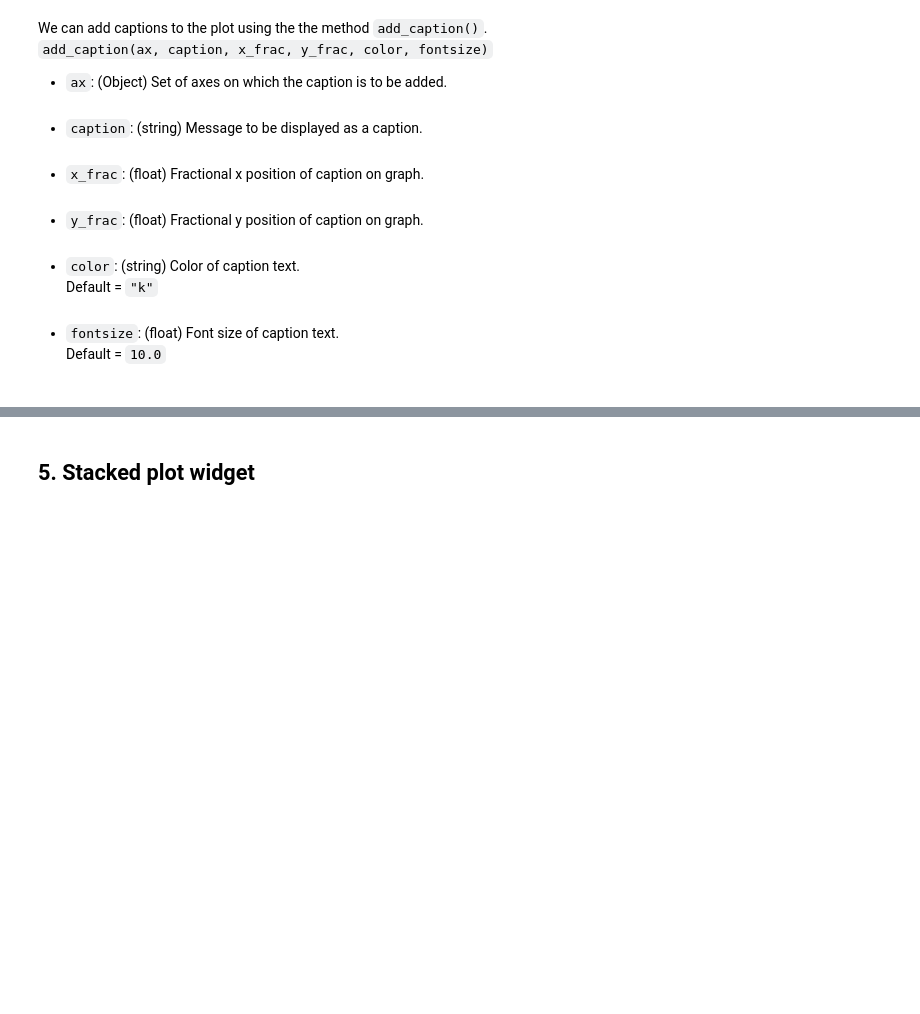
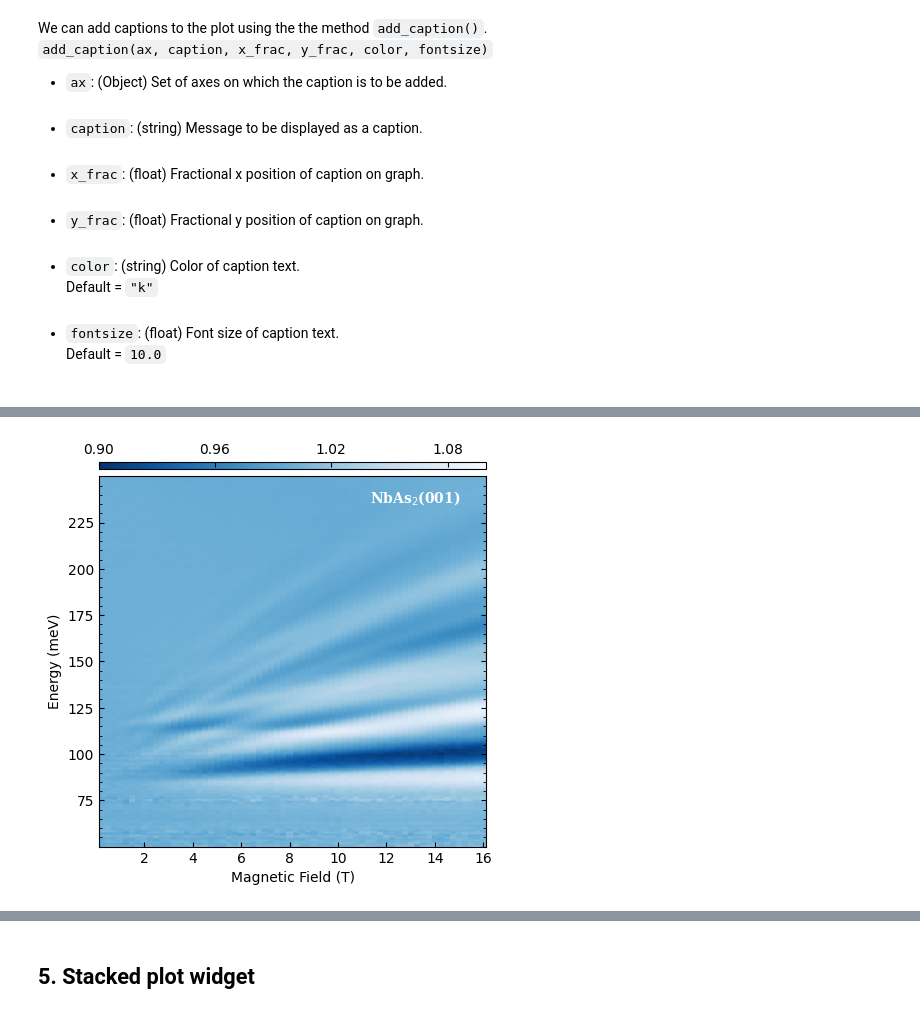
Before and after one commit to Jamiewhbee/Spectrum, a Jupyter notebook: visualization_demo.ipynb, the cells around one changed output, grey strips where cells are left out. Drawn from its saved outputs; the diff is of its cells as text; code cells hidden in the pictures; blank space fills up the shorter version.

```diff
--- a/visualization_demo.ipynb
+++ b/visualization_demo.ipynb
@@ -14,21 +15,21 @@ This guide will aid you in using the functionality of the function plot() to vis
 # %% [markdown]
 ### Initial importing functions and processing of data:
 # %%
-# Preliminaries
+#RUN THIS
 from spectrum import *
 import matplotlib.pyplot as plt
 import os
 from pathlib import Path
 current_path = Path.cwd()
 
-# Data paths
-path001 = os.path.join(current_path, "Data", "Facet_001")
-path100 = os.path.join(current_path, "Data", "Facet_100")
+# Magneto-optics paths
+path001 = os.path.join(current_path, "Data", "Magneto-optics", "Facet_001")
+path100 = os.path.join(current_path, "Data", "Magneto-optics", "Facet_100")
 
-# Facet 001 data processing
+# 001 data processing
 data1 = Data_macro(path001, flag_txt=False, as_folder=False, col_names="B", zero_field= True)
-mag_001 = data1.Auto()
+mag_001 = data1.auto()
 
-# Facet 100 data processing
+# 100 data processing
 data2 = Data_macro(path100, flag_txt=False, as_folder=False, col_names="B", zero_field=True)
-mag_100 = data2.Auto()
+mag_100 = data2.auto()
@@ -69,16 +67,17 @@ We can specify various paramters to alter the appearance of the plot.
 # %%
-#creating axes
+# Create axes
 fig, ax = plt.subplots(1,1, figsize = (5,5))
 
-#initialising plot object with 001 data
-plot1 = plot(mag_100)
+# Initialize plot object with 001 data
+plot1 = Plot(mag_100)
 
+# Plot data
+plot1.false_color(fig,ax, e_min = 50, e_max = 250, units = "meV",cmap = "Blues_r")
 
-#plotting data
-plot1.false_colour(fig,ax, e_min = 50, e_max = 250, units = "meV",cmap = "Blues_r")
-
-#adding caption
+# Add caption
 plot1.add_caption(ax, caption="NbAs$_2$(001)", x_frac=0.7, y_frac=0.93, color="white", fontsize=10)
+# %% [output]
+[figure, added]
 # %% [markdown]
 # 3. Stacked Plot Visualization
 
```
Also changed, not shown: parts of 8 cells of this notebook, 5 other files.
